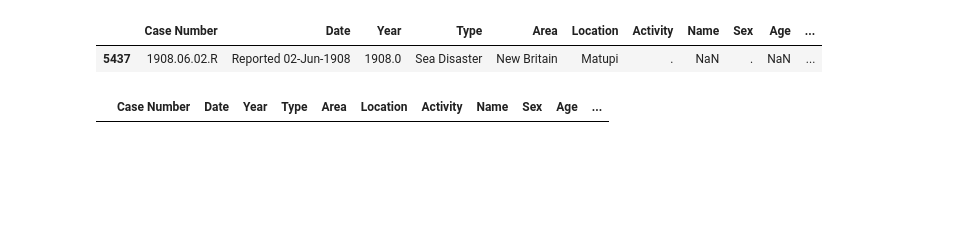
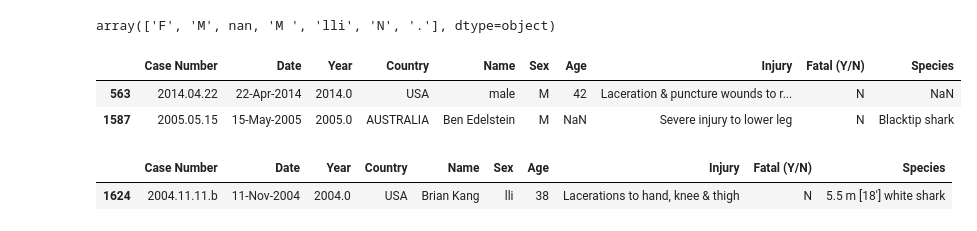
Before and after one commit to NicolasPce/P1, a Jupyter notebook: Limpieza.ipynb, the cells around one changed output. Drawn from its saved outputs; the diff is of its cells as text; code cells hidden in the pictures; blank space fills up the shorter version.

```diff
--- a/Limpieza.ipynb
+++ b/Limpieza.ipynb
@@ -60,3 +45,0 @@ dtype: int64
-# %%
-#Eliminamos las dos columnas Unnamed al tener su totalidad de valores nulos
-df.drop(["Unnamed: 22", "Unnamed: 23"], axis=1, inplace=True)
@@ -228,11 +46,17 @@ df14
-# %%
-df15 = df2[df2["Sex "] == "."]
-df15
-# %% [output]
-|  | Case Number | Date | Year | Type | Area | Location | Activity | Name | Sex | Age | ... |
-| 5437 | 1908.06.02.R | Reported 02-Jun-1908 | 1908.0 | Sea Disaster | New Britain | Matupi | . | NaN | . | NaN | ... |
-# %%
-df16 = df2[df2["Sex "] == "NaN"]
-df16
-# %% [output]
-|  | Case Number | Date | Year | Type | Area | Location | Activity | Name | Sex | Age | ... |
+# %%
+# Realizamos un análisis de los valores que se encuentran en la columna "Sex " de cara a facilitar la validación de
+# la primera hipótesis
+df["Sex "].unique()
+# %% [output]
+array(['F', 'M', nan, 'M ', 'lli', 'N', '.'], dtype=object)
+# %%
+df[df["Sex "] == "M "]
+# %% [output]
+|  | Case Number | Date | Year | Country | Name | Sex | Age | Injury | Fatal (Y/N) | Species |
+| 563 | 2014.04.22 | 22-Apr-2014 | 2014.0 | USA | male | M | 42 | Laceration & puncture wounds to r... | N | NaN |
+| 1587 | 2005.05.15 | 15-May-2005 | 2005.0 | AUSTRALIA | Ben Edelstein | M | NaN | Severe injury to lower leg | N | Blacktip shark |
+# %%
+df[df["Sex "] == "lli"]
+# %% [output]
+|  | Case Number | Date | Year | Country | Name | Sex | Age | Injury | Fatal (Y/N) | Species |
+| 1624 | 2004.11.11.b | 11-Nov-2004 | 2004.0 | USA | Brian Kang | lli | 38 | Lacerations to hand, knee & thigh | N | 5.5 m [18'] white shark |
```
Also changed, not shown: parts of 52 cells of this notebook, 3 other files.
